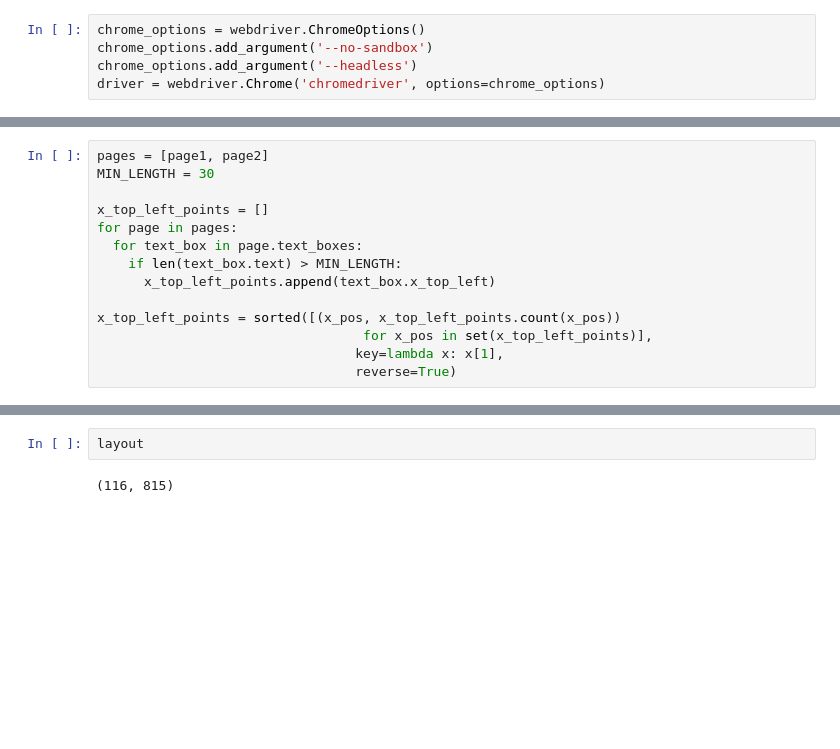
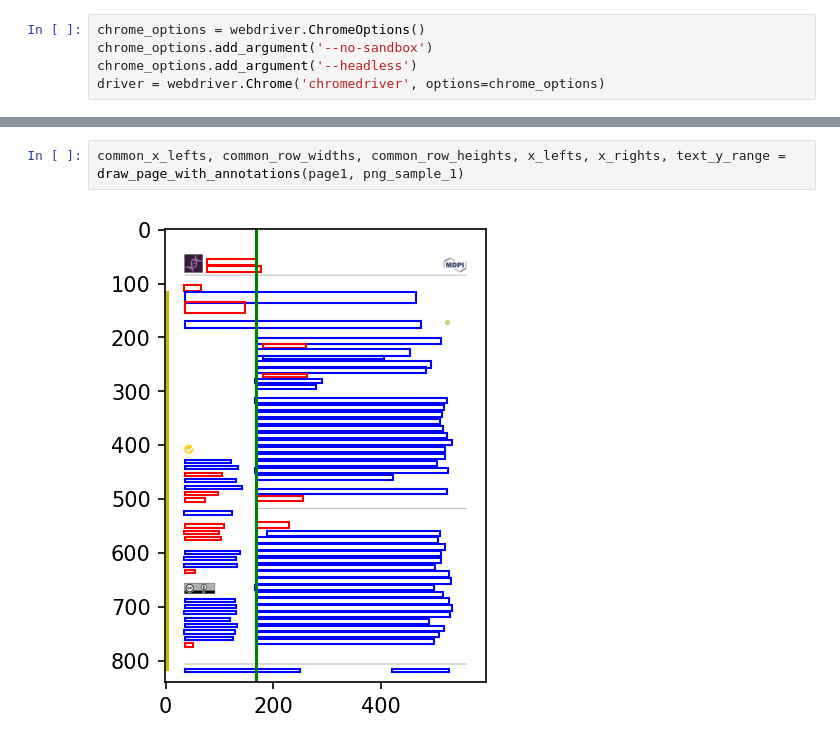
Before and after one commit to pengyuanli/PDFigCapX, a Jupyter notebook: nb/layout.ipynb, the cells around one changed output, grey strips where cells are left out. Cells and saved outputs as stored; diff of their text form; blank space fills up the shorter version.

Commit message:
refactoring layout calculations for left,right,top,down bboxes

```diff
--- a/nb/layout.ipynb
+++ b/nb/layout.ipynb
@@ -23,14 +23,0 @@ page2 = extract_page_text_content(driver, html_sample_2)
-# %%
-pages = [page1, page2]
-MIN_LENGTH = 30
-
-x_top_left_points = []
-for page in pages:
-  for text_box in page.text_boxes:
-    if len(text_box.text) > MIN_LENGTH:
-      x_top_left_points.append(text_box.x_top_left)
-
-x_top_left_points = sorted([(x_pos, x_top_left_points.count(x_pos))
-                                  for x_pos in set(x_top_left_points)],
-                                 key=lambda x: x[1],
-                                 reverse=True)
@@ -90,4 +69,4 @@ ax.imshow(img)
-# %%
-layout
-# %% [output]
-(116, 815)
+# %%
+common_x_lefts, common_row_widths, common_row_heights, x_lefts, x_rights, text_y_range = draw_page_with_annotations(page1, png_sample_1)
+# %% [output]
+[figure, added]
```
Also changed, not shown: parts of 20 cells of this notebook, 7 other files.
